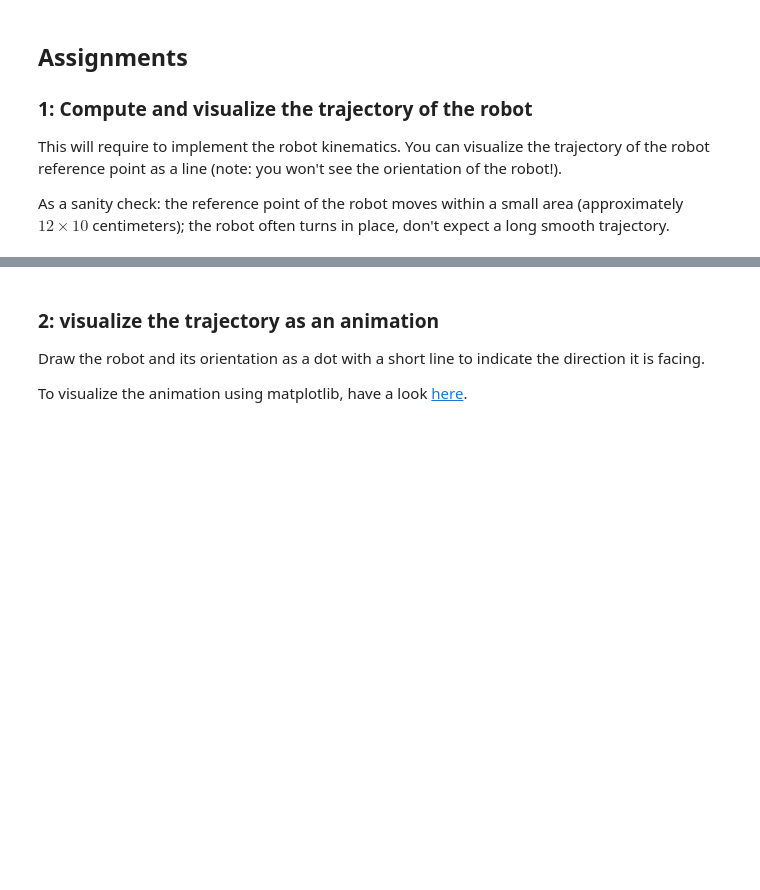
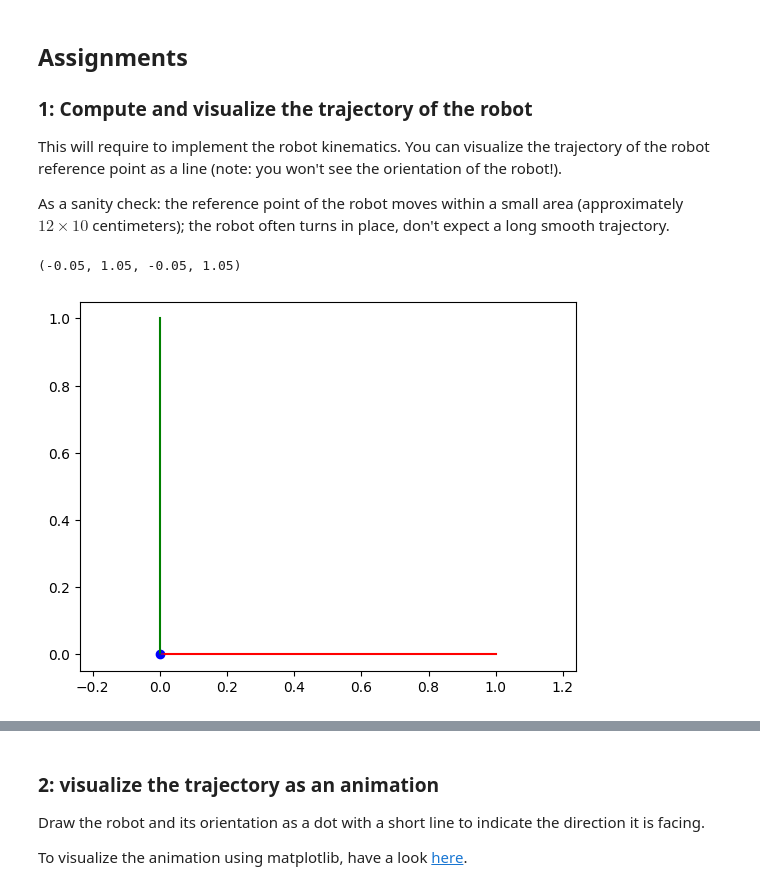
Before and after one commit to FabianGobet/USI-projects, a Jupyter notebook: Robotics/assignment 2/odometry/odometry.ipynb, the cells around one changed output, grey strips where cells are left out. Drawn from its saved outputs; the diff is of its cells as text; code cells hidden in the pictures; blank space fills up the shorter version.

```diff
--- a/Robotics/assignment 2/odometry/odometry.ipynb
+++ b/Robotics/assignment 2/odometry/odometry.ipynb
@@ -70,0 +122,9 @@ As a sanity check: the reference point of the robot moves within a small area (a
+# %%
+l = (9.35/2)*0.01 # conversion to meters
+drawf(np.eye(3))
+drawrobot(np.eye(3), l)
+#drawrobot(mktr(0.5, 0.3) @ mkrot(np.pi/4), 0.1)
+plt.gca().axis("equal")
+# %% [output]
+(-0.05, 1.05, -0.05, 1.05)
+[figure, added]
```
Also changed, not shown: parts of 8 cells of this notebook, 4 other files.
